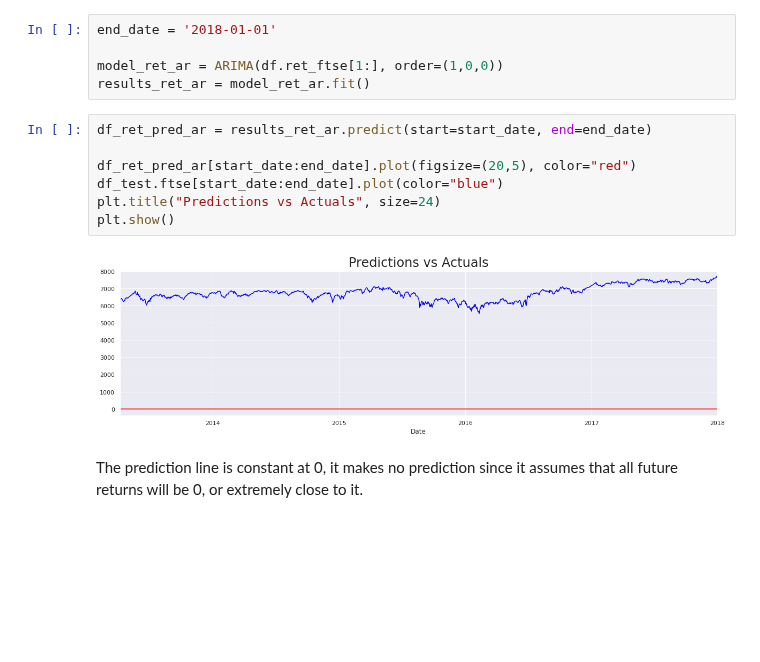
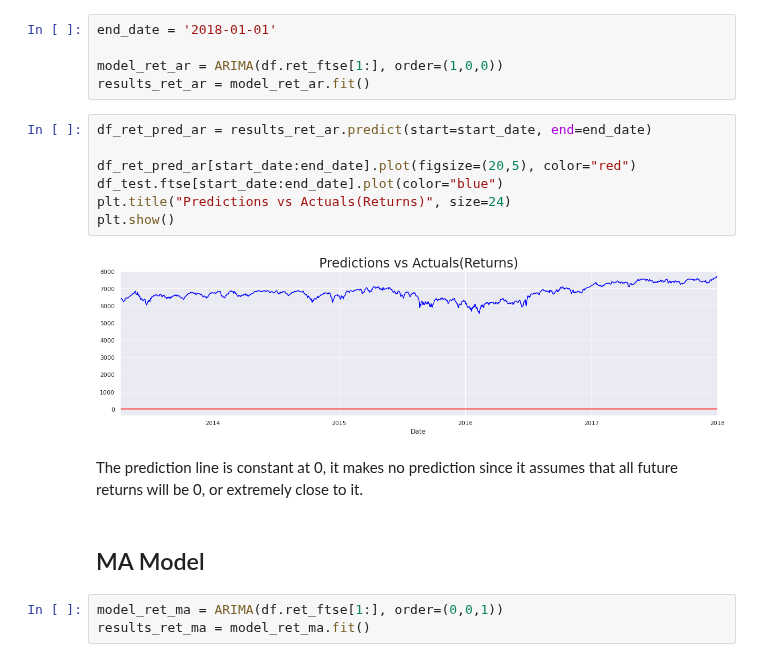
Before and after one commit to Priyo-prog/Time-series-analysis, a Jupyter notebook: Forecasting/the_forecasting.ipynb, the cells around one changed output. Saved outputs shown, nothing was run; the diff lists cells and outputs as text; blank space fills up the shorter version.

```diff
--- a/Forecasting/the_forecasting.ipynb
+++ b/Forecasting/the_forecasting.ipynb
@@ -220,11 +220,16 @@ results_ret_ar = model_ret_ar.fit()
 # %%
 df_ret_pred_ar = results_ret_ar.predict(start=start_date, end=end_date)
 
 df_ret_pred_ar[start_date:end_date].plot(figsize=(20,5), color="red")
 df_test.ftse[start_date:end_date].plot(color="blue")
-plt.title("Predictions vs Actuals", size=24)
+plt.title("Predictions vs Actuals(Returns)", size=24)
 plt.show()
 # %% [output]
-[figure, old version]
+[figure, new version]
 # %% [markdown]
 The prediction line is constant at 0, it makes no prediction since it assumes that all future returns will be 0, or extremely close to it.
+# %% [markdown]
+## MA Model
+# %%
+model_ret_ma = ARIMA(df.ret_ftse[1:], order=(0,0,1))
+results_ret_ma = model_ret_ma.fit()
```
Also changed, not shown: parts of 13 cells of this notebook.
